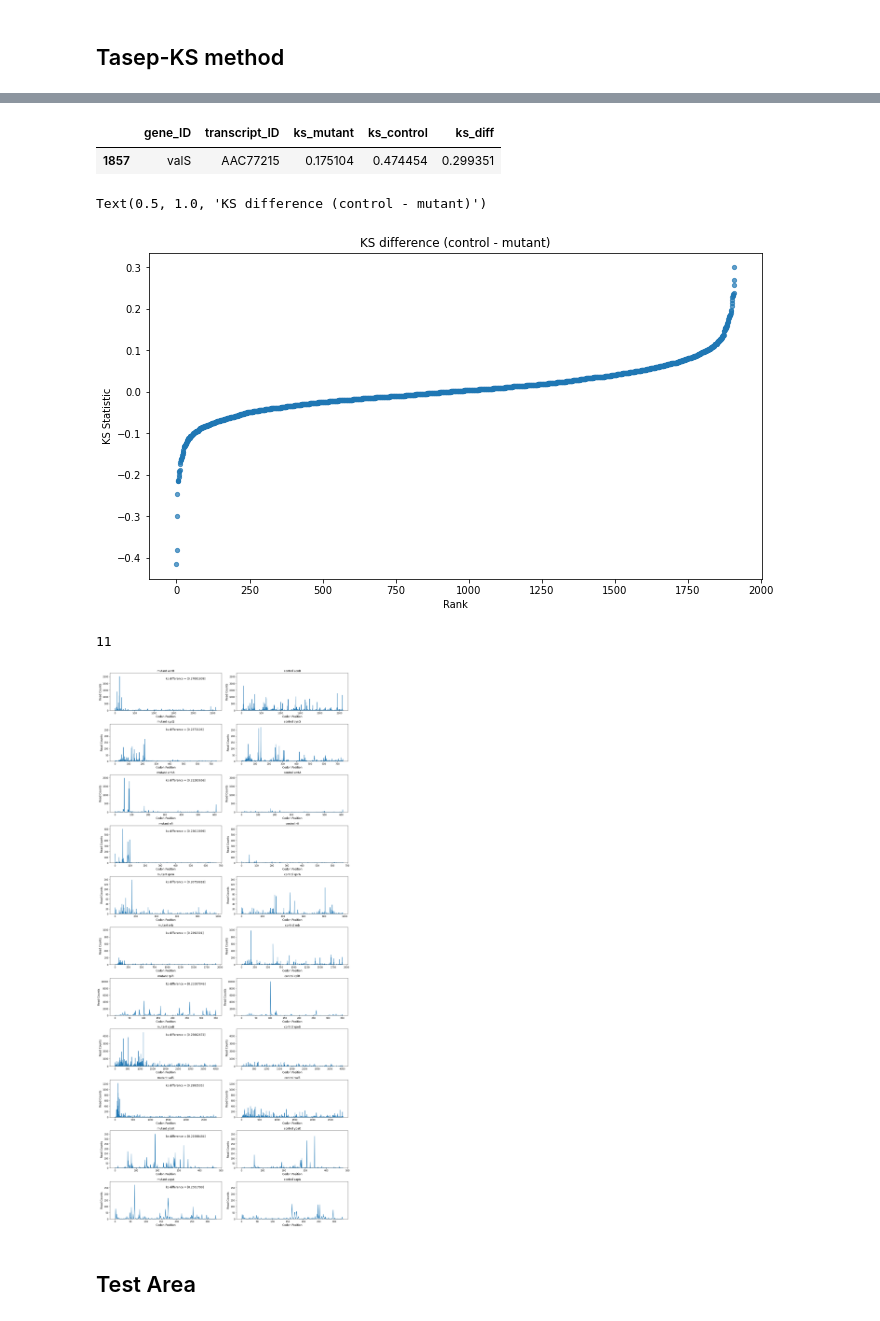
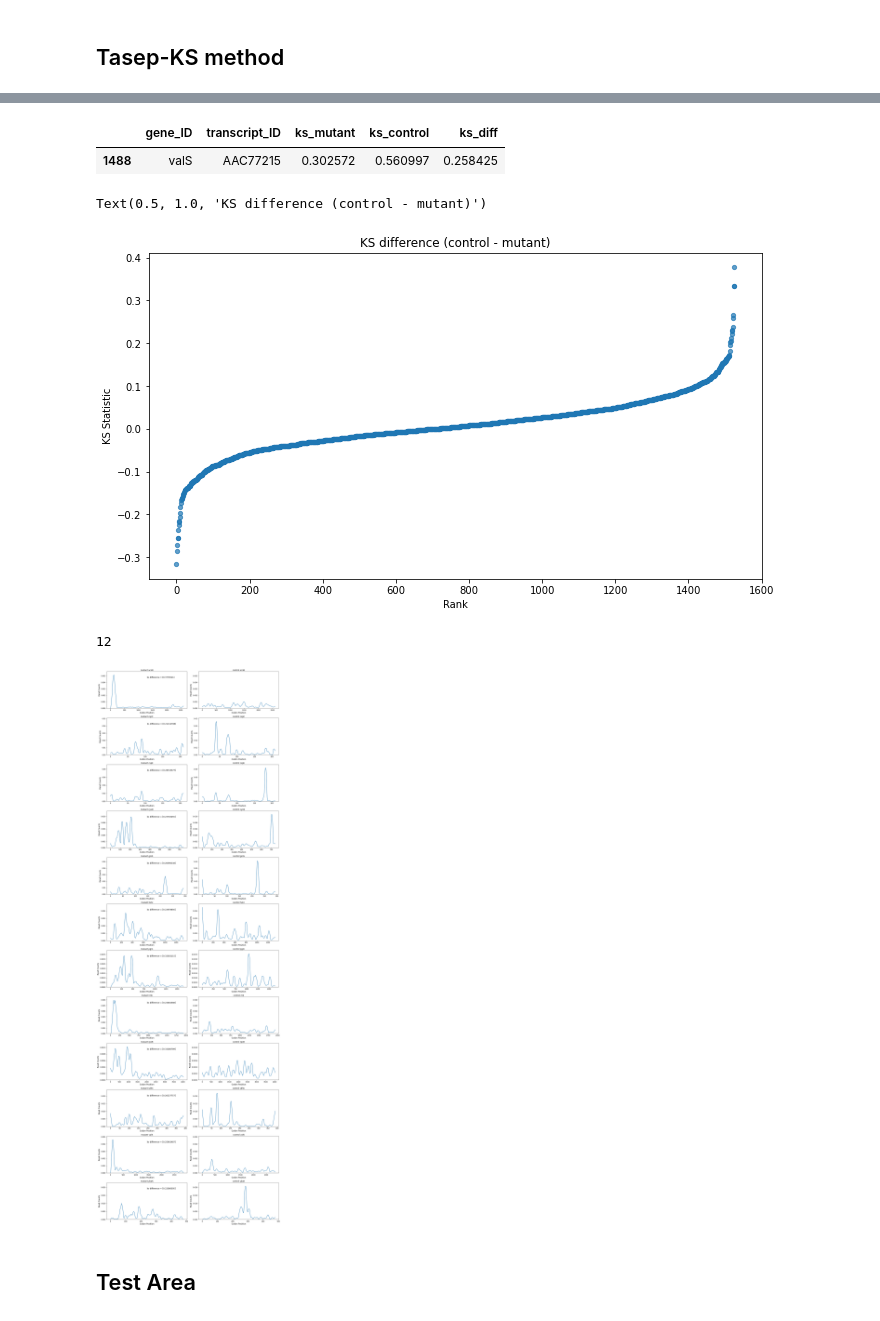
Before and after one commit to Raif-fl/Fall_2021_Work_journal, a Jupyter notebook: KS_stat/ecol_KS_like.ipynb, the cells around one changed output, grey strips where cells are left out. Drawn from its saved outputs; the diff is of its cells as text; code cells hidden in the pictures.

```diff
--- a/KS_stat/ecol_KS_like.ipynb
+++ b/KS_stat/ecol_KS_like.ipynb
@@ -31,7 +31,7 @@ from multiprocess import Pool
 from magic_functions import process_frame
 import copy
 # %%
-# Define the path to our Bam files
+# Define the path to our data files and the path we want to save our outputs in.
 data_path = '/home/keeganfl/Desktop/Work_Fall_2021/genomes_&_samples/ecol/'
 csv_path = '/home/keeganfl/Desktop/Work_Fall_2021/data_tables/position_counts/ecol/'
 elon_path = '/home/keeganfl/Desktop/Work_Fall_2021/data_tables/elongation_rates/ecol/'
@@ -39,7 +39,10 @@ save_path = '/home/keeganfl/Desktop/Work_Fall_2021/data_tables/KS_stats/ecol/'
 save_path2 = '/home/keeganfl/Desktop/Work_Fall_2021/data_tables/TASEP-KS/ecol/'
 gtf_name = 'Escherichia_coli_str_k_12_substr_mg1655_gca_000005845.ASM584v2.51.gtf'
 mutation = 'efp'
-samp_num = '2'
+samp_num = '3'
+
+# figure out if the notebook has already been done for this dataset and only run the
+# visualizations.
 if os.path.isfile(save_path + "ks_table_" + samp_num + ".csv") == True:
     pre_load = True
 else:
@@ -190,7 +193,5 @@ ax = kat.big_dif(diff_dist, protein_coding, data_mutant, data_control, figsize =
 # %% [markdown]
 ## Tasep-KS method
-# %%
-pre_load = False
 # %%
 def alter_p_ethan(arr_c, arr_m, I = 10):
     lam_c = copy.deepcopy(arr_c)
@@ -311,7 +312,7 @@ df_t
 df_t[df_t.gene_ID == "valS"]
 # %% [output]
 |  | gene_ID | transcript_ID | ks_mutant | ks_control | ks_diff |
-| 1857 | valS | AAC77215 | 0.175104 | 0.474454 | 0.299351 |
+| 1488 | valS | AAC77215 | 0.302572 | 0.560997 | 0.258425 |
 # %%
 figure(figsize = (11,6))
 plt.scatter(list(range(len(df_t["ks_diff"]))), sorted(df_t["ks_diff"]), s=18, alpha = 0.7)
@@ -320,7 +321,7 @@ plt.xlabel("Rank")
 plt.title("KS difference (control - mutant)")
 # %% [output]
 Text(0.5, 1.0, 'KS difference (control - mutant)')
-[figure, old version]
+[figure, new version]
 # %%
 group = df_t[(df_t['ks_diff'] > 0.2)].groupby('gene_ID')
 
@@ -328,11 +329,12 @@ diff_dist = group.apply(lambda x: x['ks_diff'].unique())
 # %%
 len(diff_dist)
 # %% [output]
-11
+12
 # %%
-ax = kat.big_dif(diff_dist, protein_coding, data_mutant, data_control, figsize = (16,35), fontsize = 12, stat_name = "ks difference = ")
+ax = kat.big_dif_smoothed(diff_dist, protein_coding, data_mutant, data_control, figsize = (16,len(diff_dist)*4),
+                          fontsize = 12, stat_name = "ks difference = ")
 # %% [output]
-[figure, old version]
+[figure, new version]
 # %% [markdown]
 ## Test Area
 # %%
```
Also changed, not shown: parts of 9 cells of this notebook, 3 other files.
